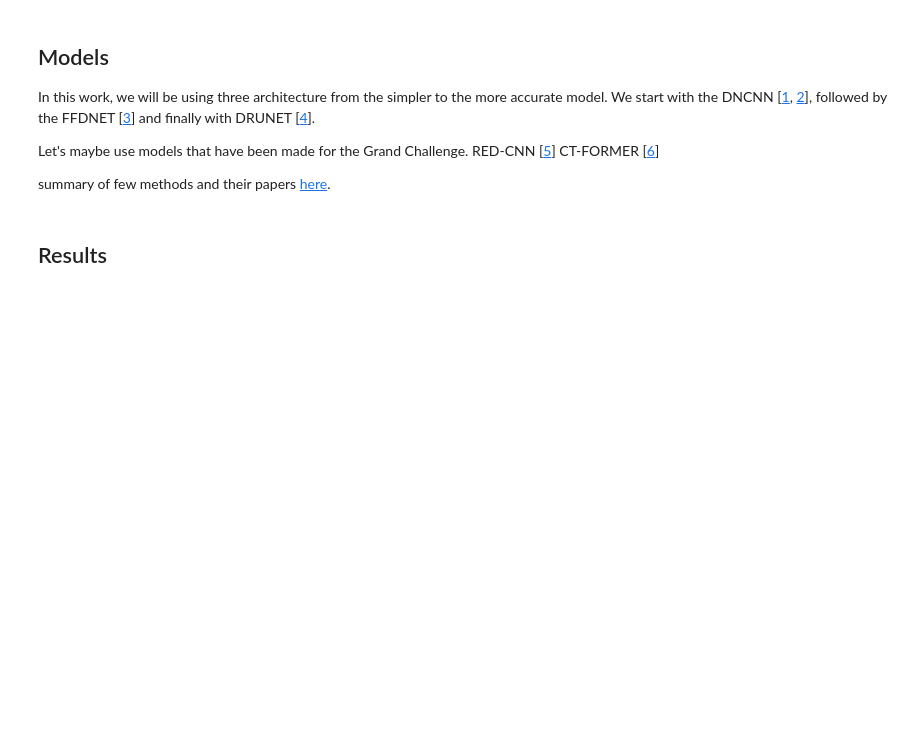
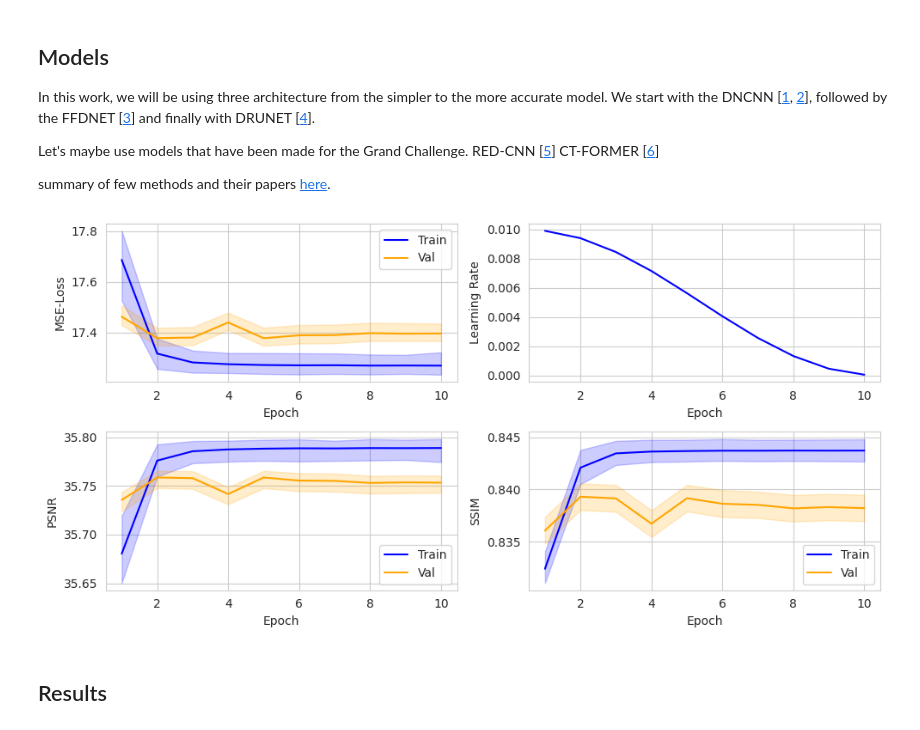
Before and after one commit to paulo-03/research_project_master, a Jupyter notebook: local_files/denoising_models.ipynb, the cells around one changed output. Drawn from its saved outputs; the diff is of its cells as text; code cells hidden in the pictures; blank space fills up the shorter version.

```diff
--- a/local_files/denoising_models.ipynb
+++ b/local_files/denoising_models.ipynb
@@ -25,5 +27,13 @@ RED-CNN [[5](https://github.com/SSinyu/RED-CNN)]
 CT-FORMER [[6](https://github.com/wdayang/CTformer)]
 
 summary of few methods and their papers [here](https://github.com/SSinyu/CT-Denoising-Review/blob/master/README.md).
+# %%
+cnn = CnnViewer(model_path='models/dncnn/2024-04-12 13h54m48s/training_save_epoch_10.tar',
+                model_name='DnCNN',
+                device='cuda')
+
+cnn.print_training_stats()
+# %% [output]
+[figure, added]
 # %% [markdown]
 ## Results
```
Also changed, not shown: parts of 1 cell of this notebook, 7 other files.
